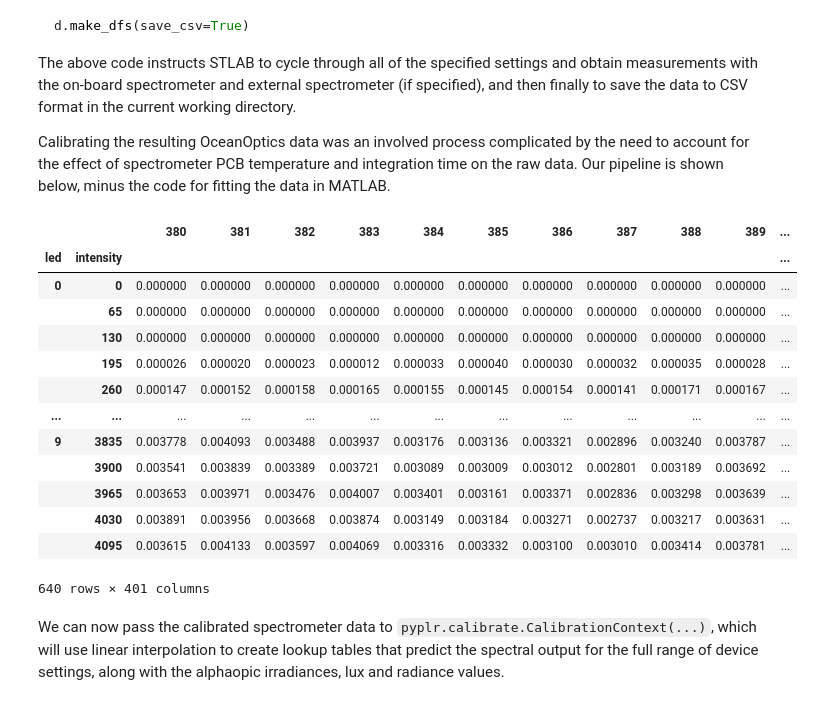
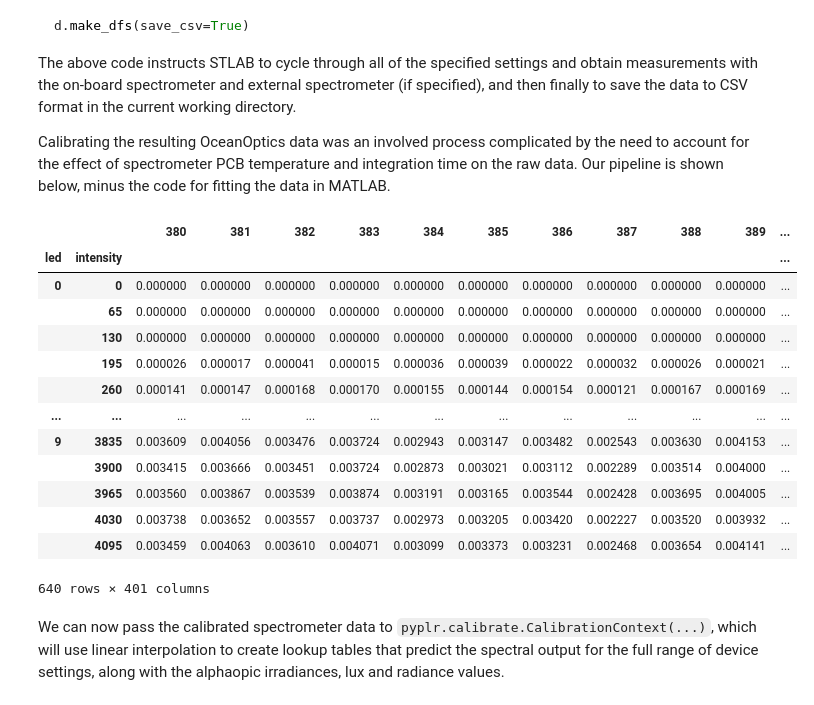
Before and after one commit to PyPlr/cvd_pupillometry, a Jupyter notebook: 04c_integrating_sphere.ipynb, the cells around one changed output. Saved outputs shown, nothing was run; the diff lists cells and outputs as text; code cells hidden in the pictures.

```diff
--- a/04c_integrating_sphere.ipynb
+++ b/04c_integrating_sphere.ipynb
@@ -62,43 +62,43 @@ darkcal = pd.read_table(
 # Predict the dark spectrum for the temperatures and
 # integration times of our measurements
 oo_dark_counts = predict_dark_counts(oo_info, darkcal)
 
 # Load some spectrometer constants
 cal_per_wl = pd.read_csv(
     '../data/oo_calibration.csv', header=None)
 sensor_area_cm2 = pd.read_csv(
-    '../data/oo_sensorArea.csv', header=None)
+    '../data/oo_sensorArea.csv', header=None)[0]
 
 # Calculate calibrated radiance
 w_m2_nm = calibrated_radiance(
     oo_spectra,
     oo_info,
     oo_dark_counts,
     cal_per_wl,
-    sensor_area_cm2)
+    sensor_area_cm2.values[0])
 
 # Clean up
 w_m2_nm['led'] = oo_info['led']
 w_m2_nm['intensity'] = oo_info['intensity']
 w_m2_nm.set_index(['led', 'intensity'], inplace=True)
 w_m2_nm.sort_index(inplace=True)
 w_m2_nm = w_m2_nm.interpolate(axis=1)
 w_m2_nm.to_csv('../data/S2_corrected_oo_spectra.csv')
 w_m2_nm
 # %% [output]
 |  |  | 380 | 381 | 382 | 383 | 384 | 385 | 386 | 387 | 388 | 389 | ... |
 | led | intensity |  |  |  |  |  |  |  |  |  |  | ... |
 | 0 | 0 | 0.000000 | 0.000000 | 0.000000 | 0.000000 | 0.000000 | 0.000000 | 0.000000 | 0.000000 | 0.000000 | 0.000000 | ... |
 |  | 65 | 0.000000 | 0.000000 | 0.000000 | 0.000000 | 0.000000 | 0.000000 | 0.000000 | 0.000000 | 0.000000 | 0.000000 | ... |
 |  | 130 | 0.000000 | 0.000000 | 0.000000 | 0.000000 | 0.000000 | 0.000000 | 0.000000 | 0.000000 | 0.000000 | 0.000000 | ... |
-|  | 195 | 0.000026 | 0.000020 | 0.000023 | 0.000012 | 0.000033 | 0.000040 | 0.000030 | 0.000032 | 0.000035 | 0.000028 | ... |
-|  | 260 | 0.000147 | 0.000152 | 0.000158 | 0.000165 | 0.000155 | 0.000145 | 0.000154 | 0.000141 | 0.000171 | 0.000167 | ... |
+|  | 195 | 0.000026 | 0.000017 | 0.000041 | 0.000015 | 0.000036 | 0.000039 | 0.000022 | 0.000032 | 0.000026 | 0.000021 | ... |
+|  | 260 | 0.000141 | 0.000147 | 0.000168 | 0.000170 | 0.000155 | 0.000144 | 0.000154 | 0.000121 | 0.000167 | 0.000169 | ... |
 | ... | ... | ... | ... | ... | ... | ... | ... | ... | ... | ... | ... | ... |
-| 9 | 3835 | 0.003778 | 0.004093 | 0.003488 | 0.003937 | 0.003176 | 0.003136 | 0.003321 | 0.002896 | 0.003240 | 0.003787 | ... |
-|  | 3900 | 0.003541 | 0.003839 | 0.003389 | 0.003721 | 0.003089 | 0.003009 | 0.003012 | 0.002801 | 0.003189 | 0.003692 | ... |
-|  | 3965 | 0.003653 | 0.003971 | 0.003476 | 0.004007 | 0.003401 | 0.003161 | 0.003371 | 0.002836 | 0.003298 | 0.003639 | ... |
-|  | 4030 | 0.003891 | 0.003956 | 0.003668 | 0.003874 | 0.003149 | 0.003184 | 0.003271 | 0.002737 | 0.003217 | 0.003631 | ... |
-|  | 4095 | 0.003615 | 0.004133 | 0.003597 | 0.004069 | 0.003316 | 0.003332 | 0.003100 | 0.003010 | 0.003414 | 0.003781 | ... |
+| 9 | 3835 | 0.003609 | 0.004056 | 0.003476 | 0.003724 | 0.002943 | 0.003147 | 0.003482 | 0.002543 | 0.003630 | 0.004153 | ... |
+|  | 3900 | 0.003415 | 0.003666 | 0.003451 | 0.003724 | 0.002873 | 0.003021 | 0.003112 | 0.002289 | 0.003514 | 0.004000 | ... |
+|  | 3965 | 0.003560 | 0.003867 | 0.003539 | 0.003874 | 0.003191 | 0.003165 | 0.003544 | 0.002428 | 0.003695 | 0.004005 | ... |
+|  | 4030 | 0.003738 | 0.003652 | 0.003557 | 0.003737 | 0.002973 | 0.003205 | 0.003420 | 0.002227 | 0.003520 | 0.003932 | ... |
+|  | 4095 | 0.003459 | 0.004063 | 0.003610 | 0.004071 | 0.003099 | 0.003373 | 0.003231 | 0.002468 | 0.003654 | 0.004141 | ... |
 640 rows × 401 columns
 # %% [markdown]
 We can now pass the calibrated spectrometer data to `pyplr.calibrate.CalibrationContext(...)`, which will use linear interpolation to create lookup tables that predict the spectral output for the full range of device settings, along with the alphaopic irradiances, lux and radiance values.
```
Also changed, not shown: parts of 7 cells of this notebook, 46 other files.
